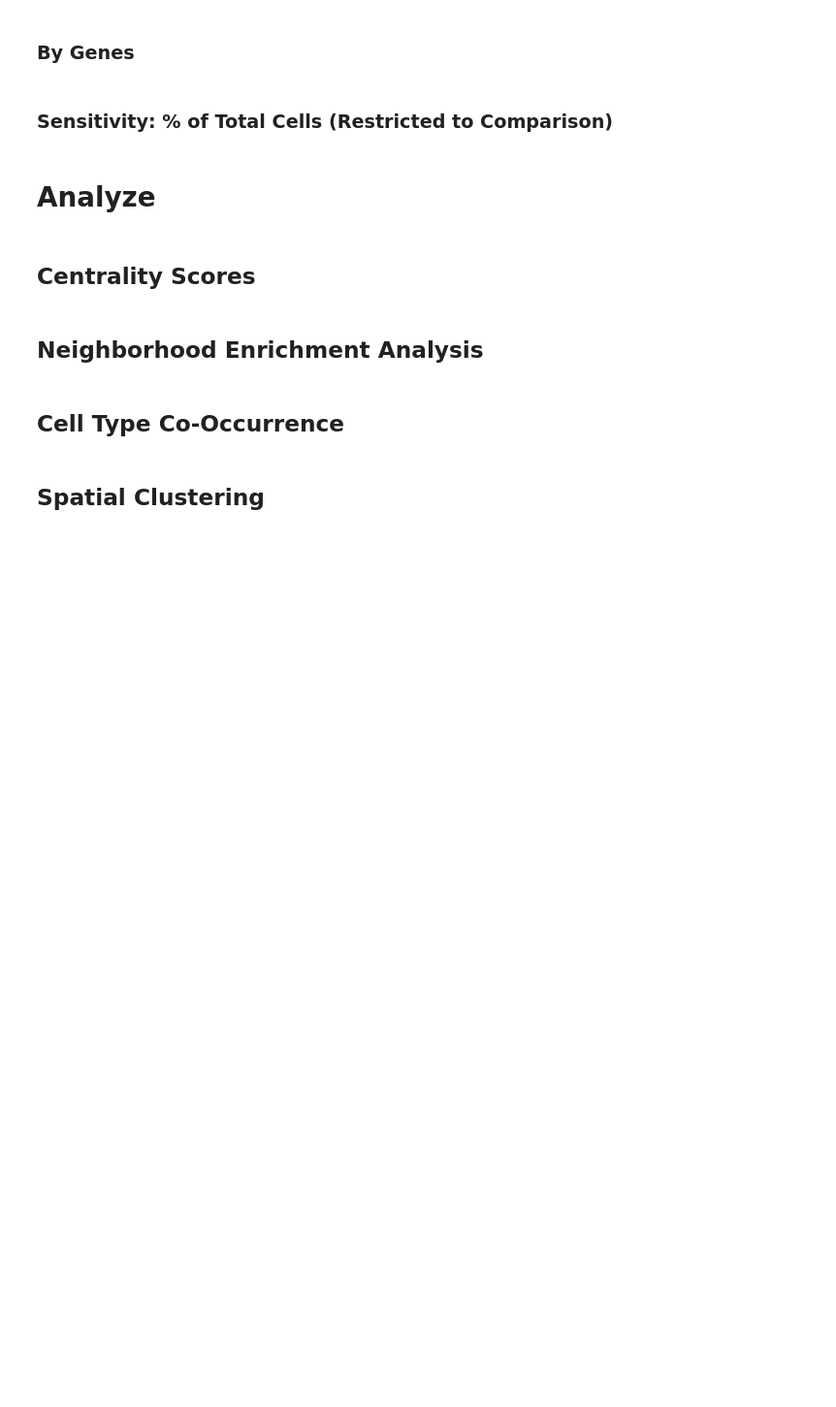
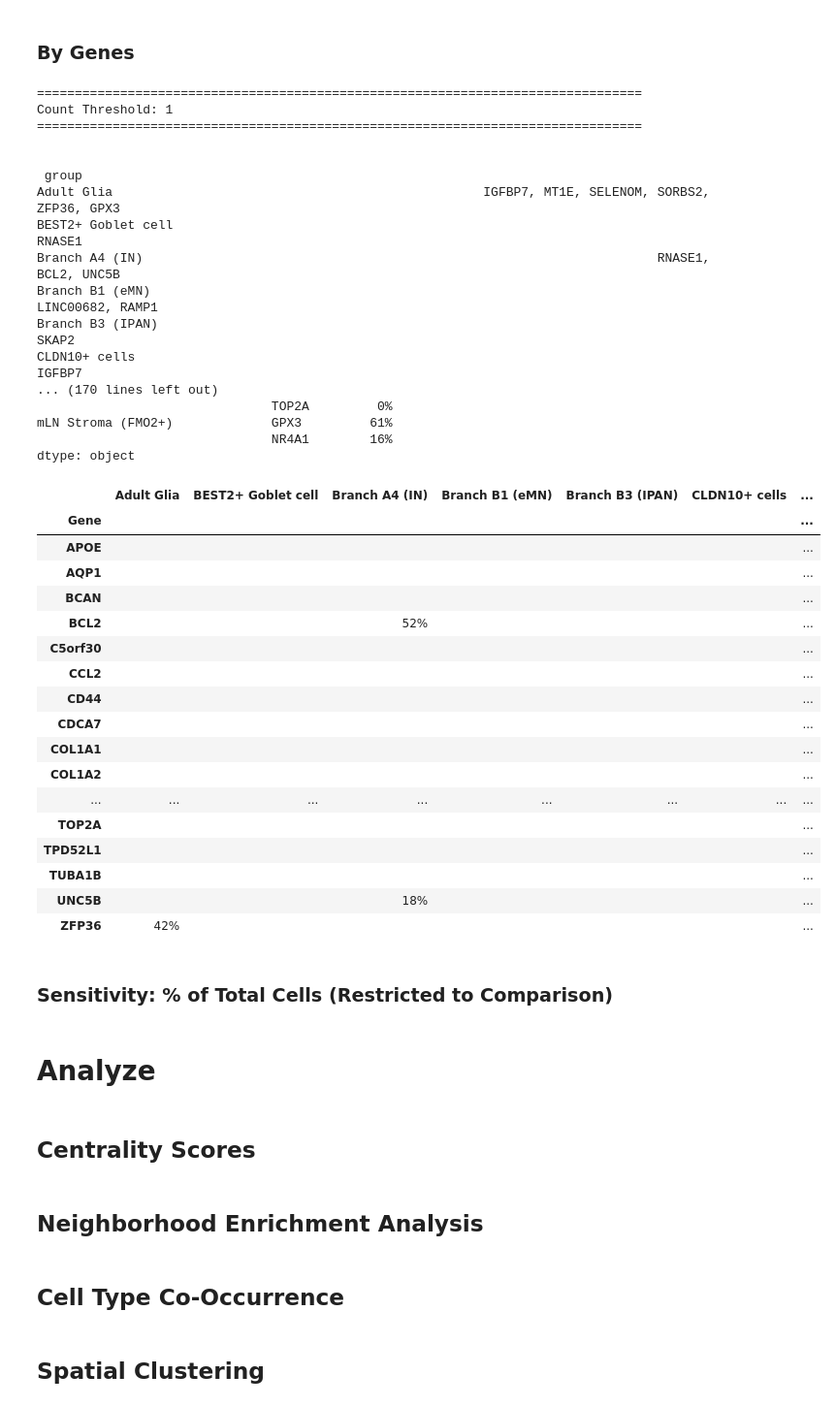
Before and after one commit to ChoBioLab/corescpy, a Jupyter notebook: examples/spatial_xenium_cho.ipynb, the cells around one changed output. Shown at 97% size. Cells and saved outputs as stored; diff of their text form; code cells hidden in the pictures; blank space fills up the shorter version.

```diff
--- a/examples/spatial_xenium_cho.ipynb
+++ b/examples/spatial_xenium_cho.ipynb
@@ -420,13 +434,53 @@ print(msg)
 percs_exp.applymap(lambda x: x if x == "" else str(int(x)) + "%")
 # %%
-key_cluster = "10"
+key_cluster = "31"
 _, percs_exp, n_exp, genes, msg = self.print_markers(
     key_cluster, assign, col_cell_type=c_t, lfc_threshold=None,
     count_threshold=1, p_threshold=1, n_top_genes=list(assign[
-        assign.Bucket == "Stromal"].index.intersection(self.rna.var_names)))
+        assign.Bucket == "Neural-Glia"].index.intersection(self.rna.var_names)))
 print("\n\n", genes, "\n\n", n_exp.applymap(int), "\n\n")
 print(msg)
+print(percs_exp.stack().replace("", np.nan).dropna().rename_axis([
+    "Gene", "Annotation"]).groupby("Annotation").apply(
+        lambda x: x.sort_values(ascending=False).apply(
+            lambda y: f"{int(y)}%")).reset_index(2, drop=True))
 percs_exp.applymap(lambda x: x if x == "" else str(int(x)) + "%")
+# %% [output]
+================================================================================
+Count Threshold: 1
+================================================================================
+
+
+ group
+Adult Glia                                                 IGFBP7, MT1E, SELENOM, SORBS2, ZFP36, GPX3
+BEST2+ Goblet cell                                                                             RNASE1
+Branch A4 (IN)                                                                    RNASE1, BCL2, UNC5B
+Branch B1 (eMN)                                                                      LINC00682, RAMP1
+Branch B3 (IPAN)                                                                                SKAP2
+CLDN10+ cells                                                                                  IGFBP7
+... (170 lines left out)
+                               TOP2A         0%
+mLN Stroma (FMO2+)             GPX3         61%
+                               NR4A1        16%
+dtype: object
+|  | Adult Glia | BEST2+ Goblet cell | Branch A4 (IN) | Branch B1 (eMN) | Branch B3 (IPAN) | CLDN10+ cells | ... |
+| Gene |  |  |  |  |  |  | ... |
+| APOE |  |  |  |  |  |  | ... |
+| AQP1 |  |  |  |  |  |  | ... |
+| BCAN |  |  |  |  |  |  | ... |
+| BCL2 |  |  | 52% |  |  |  | ... |
+| C5orf30 |  |  |  |  |  |  | ... |
+| CCL2 |  |  |  |  |  |  | ... |
+| CD44 |  |  |  |  |  |  | ... |
+| CDCA7 |  |  |  |  |  |  | ... |
+| COL1A1 |  |  |  |  |  |  | ... |
+| COL1A2 |  |  |  |  |  |  | ... |
+| ... | ... | ... | ... | ... | ... | ... | ... |
+| TOP2A |  |  |  |  |  |  | ... |
+| TPD52L1 |  |  |  |  |  |  | ... |
+| TUBA1B |  |  |  |  |  |  | ... |
+| UNC5B |  |  | 18% |  |  |  | ... |
+| ZFP36 | 42% |  |  |  |  |  | ... |
 # %% [markdown]
 ### Sensitivity: % of Total Cells (Restricted to Comparison)
 # %%
```
Also changed, not shown: parts of 4 cells of this notebook, 1 other file.
